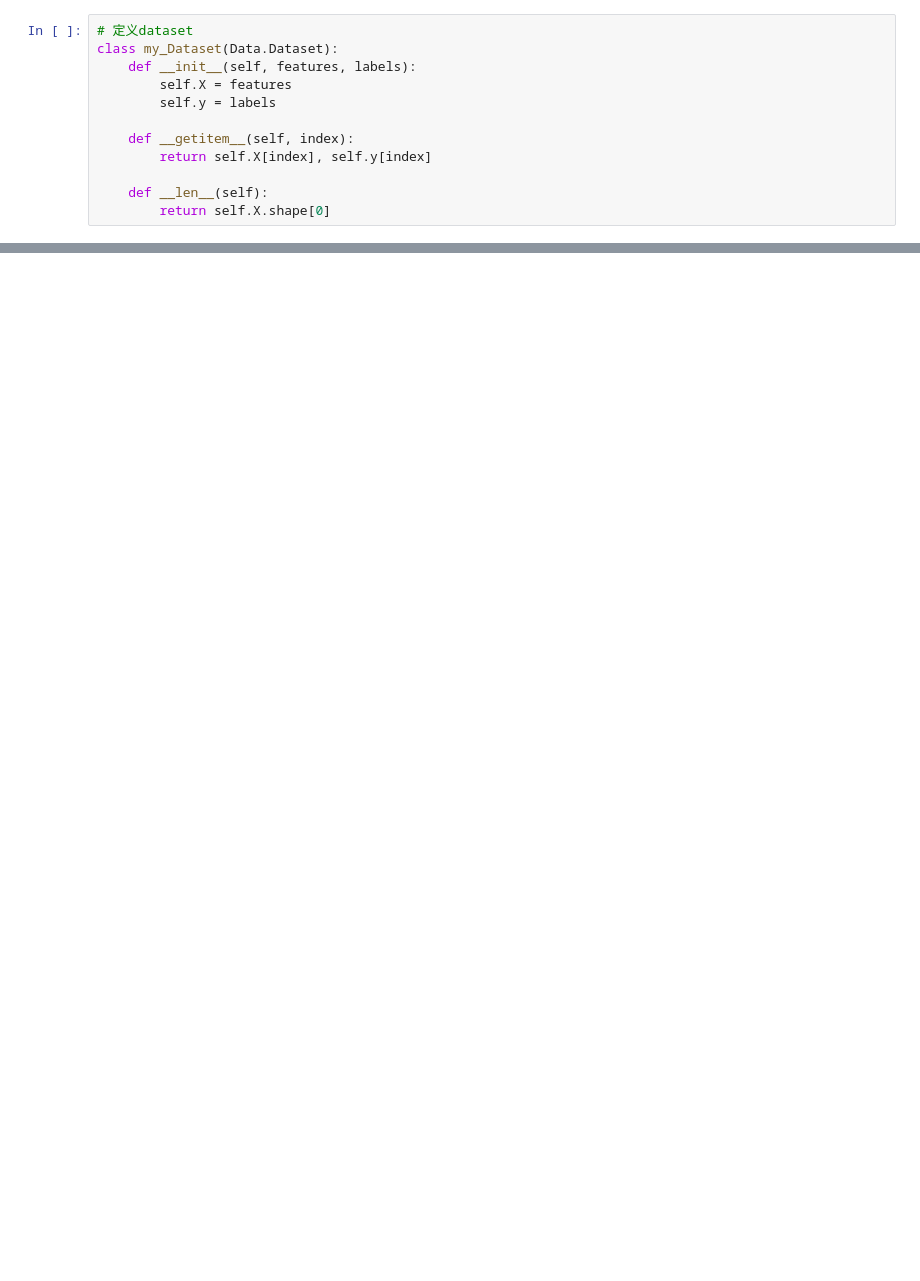
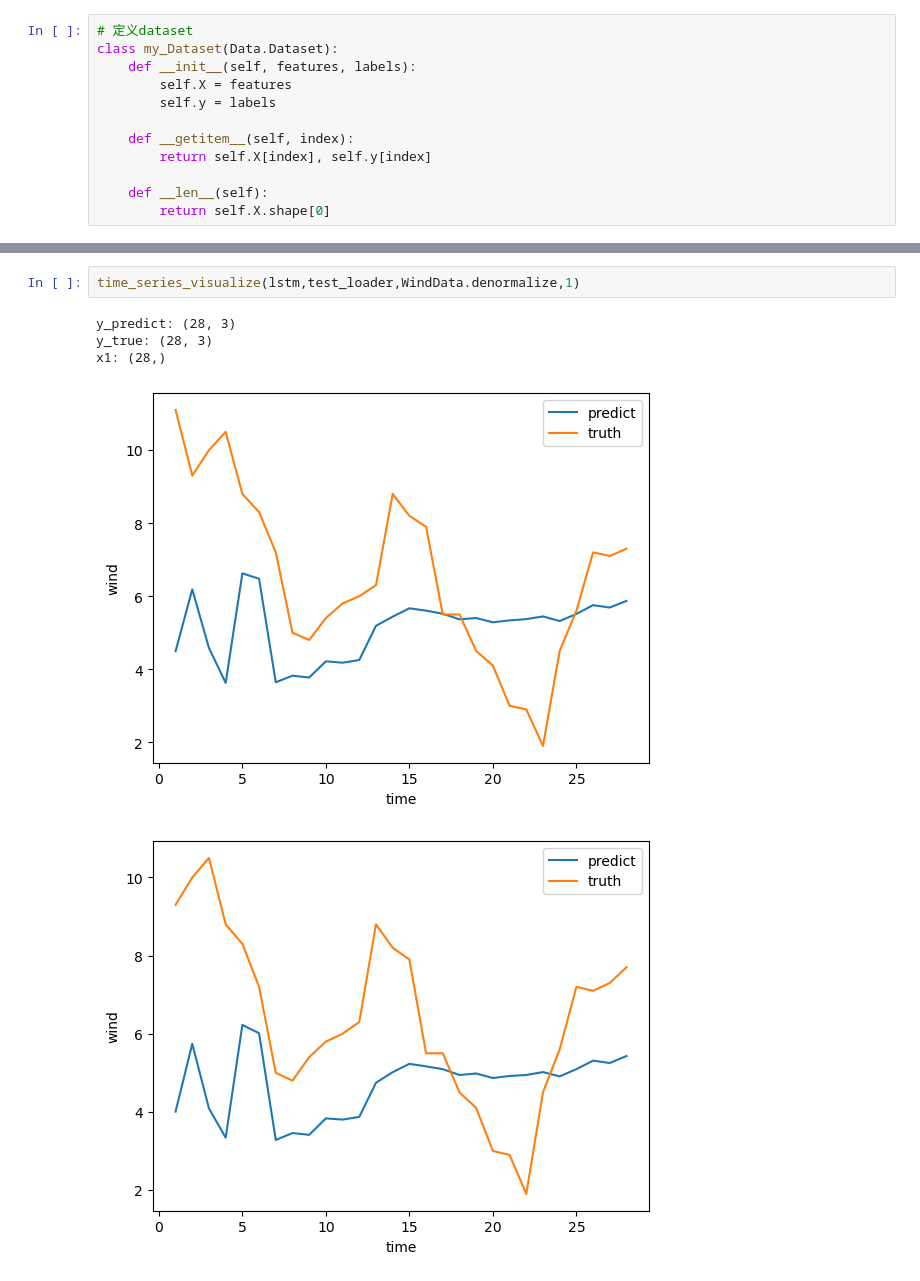
Before and after one commit to HatcherRobotics/intelligent-information-processing, a Jupyter notebook: Chapter8-RNN/jupyter_notebook/wind_lstm.ipynb, the cells around one changed output, grey strips where cells are left out. Cells and saved outputs as stored; diff of their text form; blank space fills up the shorter version.

```diff
--- a/Chapter8-RNN/jupyter_notebook/wind_lstm.ipynb
+++ b/Chapter8-RNN/jupyter_notebook/wind_lstm.ipynb
@@ -275,0 +325,8 @@ plot_metric(train_score_lst)
+# %%
+time_series_visualize(lstm,test_loader,WindData.denormalize,1)
+# %% [output]
+y_predict: (28, 3)
+y_true: (28, 3)
+x1: (28,)
+[figure, added]
+[figure, added]
```
Also changed, not shown: parts of 16 cells of this notebook, 31 other files.
